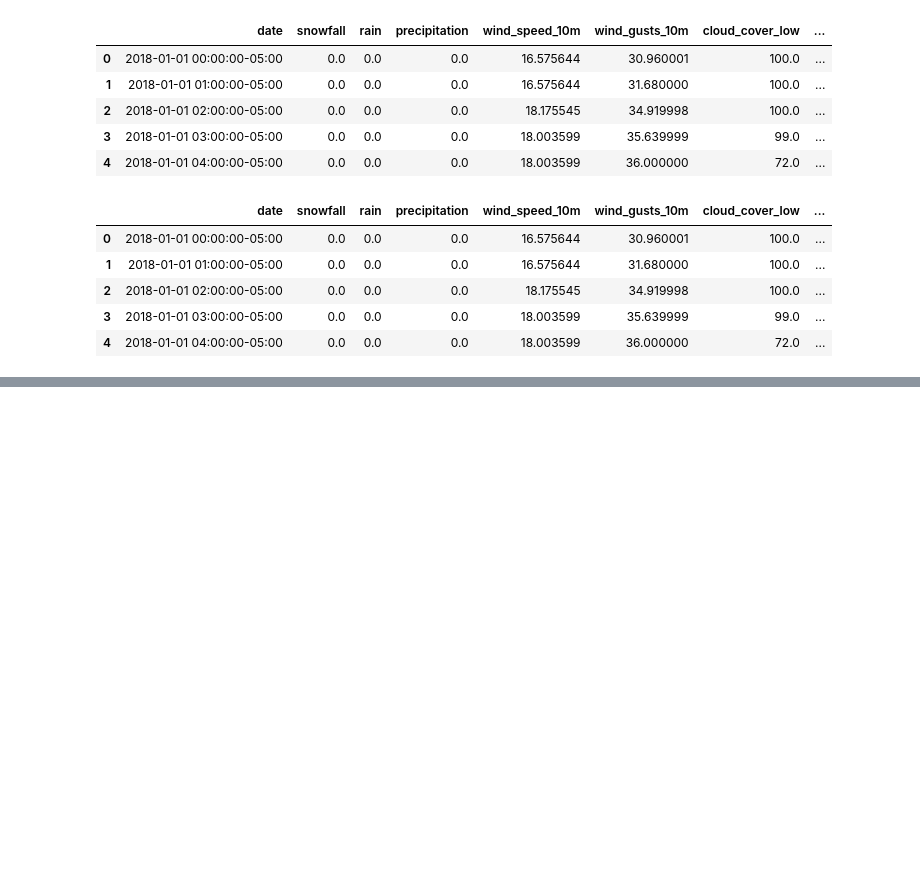
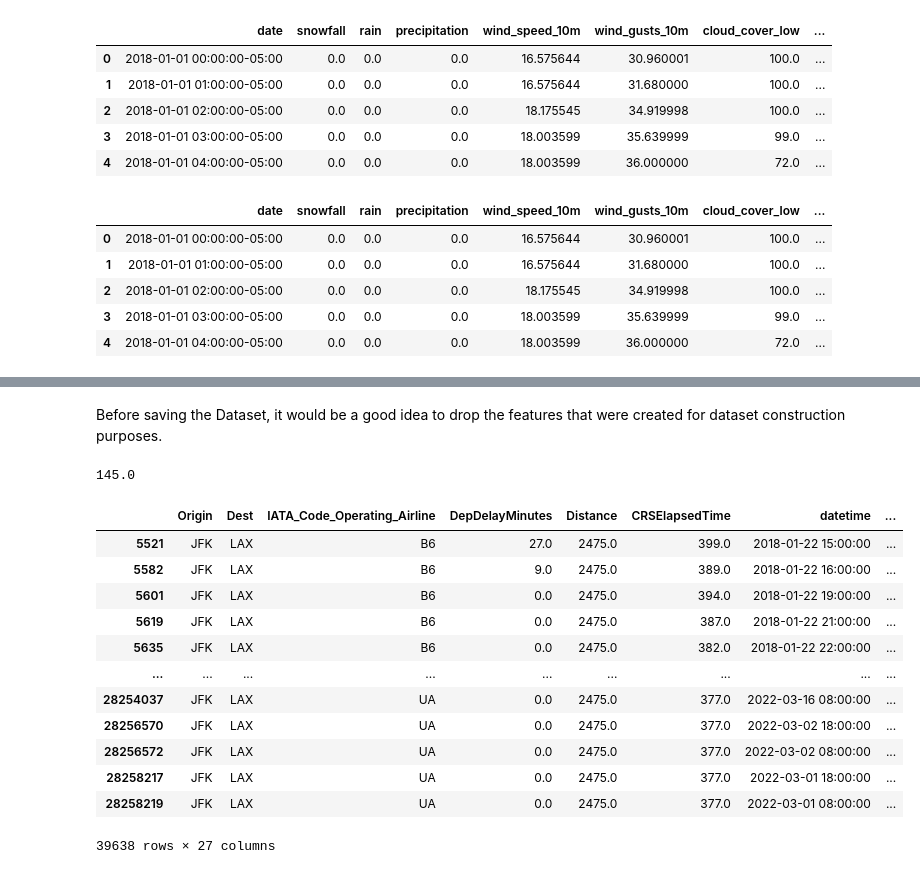
Before and after one commit to rashdul/flight-delay-prediction, a Jupyter notebook: notebooks/01_data_exploration_second_try.ipynb, the cells around one changed output, grey strips where cells are left out. Saved outputs shown, nothing was run; the diff lists cells and outputs as text; code cells hidden in the pictures; blank space fills up the shorter version.

```diff
--- a/notebooks/01_data_exploration_second_try.ipynb
+++ b/notebooks/01_data_exploration_second_try.ipynb
@@ -435,4 +435,4 @@ weather_df.head()
 | 3 | 2018-01-01 03:00:00-05:00 | 0.0 | 0.0 | 0.0 | 18.003599 | 35.639999 | 99.0 | ... |
 | 4 | 2018-01-01 04:00:00-05:00 | 0.0 | 0.0 | 0.0 | 18.003599 | 36.000000 | 72.0 | ... |
 # %%
-df.merge(weather_df, left_on="datetime", right_on="date_local")
+full_df = df.merge(weather_df, left_on=["Origin", "datetime"], right_on=["queried_airport_code", "date_local"], how="left")
@@ -438,0 +449,2 @@ df.merge(weather_df, left_on="datetime", right_on="date_local")
+# %% [markdown]
+Before saving the Dataset, it would be a good idea to drop the features that were created for dataset construction purposes.
@@ -438,0 +472,32 @@ df.merge(weather_df, left_on="datetime", right_on="date_local")
+# %%
+## Archive
+
+from geopy.distance import geodesic
+import requests
+import numpy as np
+
+
+origin = get_lat_lon("ABY")      # JFK
+destination = get_lat_lon("ATL")  # LAX
+
+distance_miles = np.floor(geodesic(origin, destination).miles)
+
+print(distance_miles)
+# %% [output]
+145.0
+# %%
+full_df[(full_df['Origin'] == "JFK") & (full_df['Dest'] == "LAX")]
+# %% [output]
+|  | Origin | Dest | IATA_Code_Operating_Airline | DepDelayMinutes | Distance | CRSElapsedTime | datetime | ... |
+| 5521 | JFK | LAX | B6 | 27.0 | 2475.0 | 399.0 | 2018-01-22 15:00:00 | ... |
+| 5582 | JFK | LAX | B6 | 9.0 | 2475.0 | 389.0 | 2018-01-22 16:00:00 | ... |
+| 5601 | JFK | LAX | B6 | 0.0 | 2475.0 | 394.0 | 2018-01-22 19:00:00 | ... |
+| 5619 | JFK | LAX | B6 | 0.0 | 2475.0 | 387.0 | 2018-01-22 21:00:00 | ... |
+| 5635 | JFK | LAX | B6 | 0.0 | 2475.0 | 382.0 | 2018-01-22 22:00:00 | ... |
+| ... | ... | ... | ... | ... | ... | ... | ... | ... |
+| 28254037 | JFK | LAX | UA | 0.0 | 2475.0 | 377.0 | 2022-03-16 08:00:00 | ... |
+| 28256570 | JFK | LAX | UA | 0.0 | 2475.0 | 377.0 | 2022-03-02 18:00:00 | ... |
+| 28256572 | JFK | LAX | UA | 0.0 | 2475.0 | 377.0 | 2022-03-02 08:00:00 | ... |
+| 28258217 | JFK | LAX | UA | 0.0 | 2475.0 | 377.0 | 2022-03-01 18:00:00 | ... |
+| 28258219 | JFK | LAX | UA | 0.0 | 2475.0 | 377.0 | 2022-03-01 08:00:00 | ... |
+39638 rows × 27 columns
```
Also changed, not shown: parts of 6 cells of this notebook.
